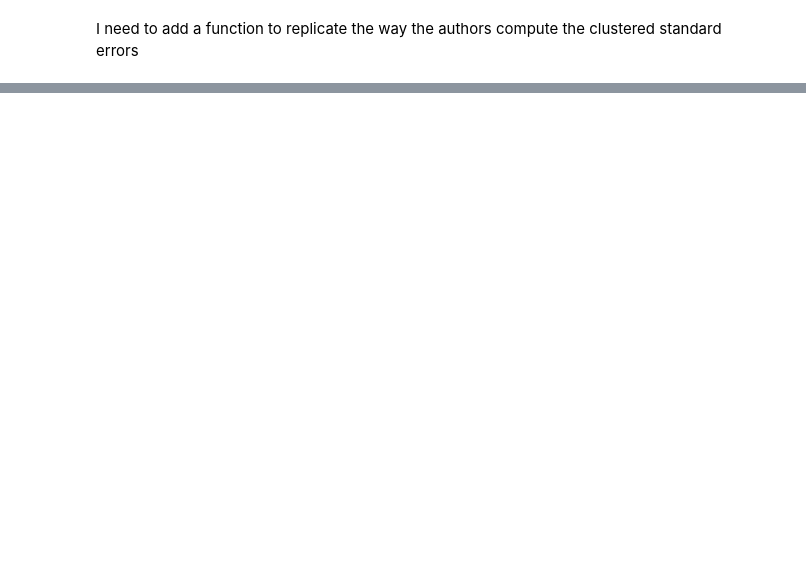
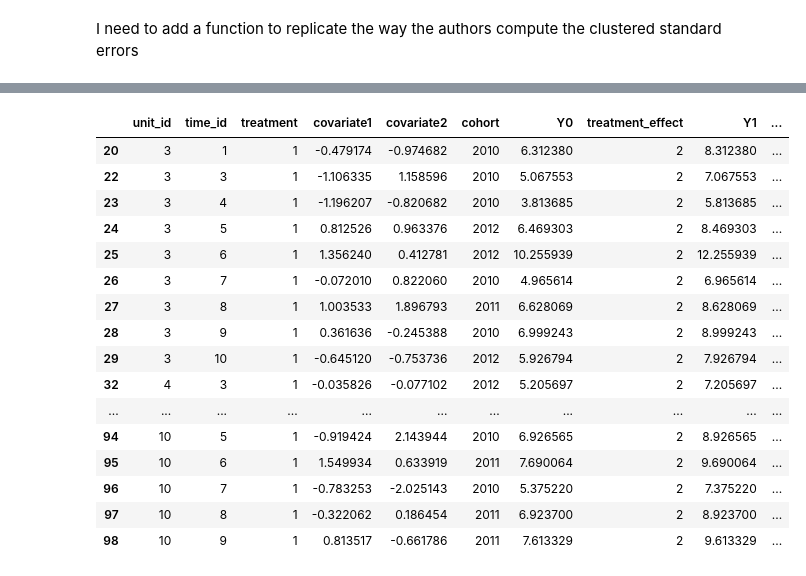
Before and after one commit to franc703/borusyak_boostrap_se, a Jupyter notebook: notebooks/aggregate_effects.ipynb, the cells around one changed output, grey strips where cells are left out. Cells and saved outputs as stored; diff of their text form; code cells hidden in the pictures; blank space fills up the shorter version.

Commit message:
Correct all function, add new function for aggreating parameters, is working fine with fake data

```diff
--- a/notebooks/aggregate_effects.ipynb
+++ b/notebooks/aggregate_effects.ipynb
@@ -66,0 +88,36 @@ print(aggregate_treatment_effects(data, 'treatment_effects', estimand='event', t
+# %%
+# Number of units, time periods, and cohorts
+n_units = 10
+n_time = 10
+n_cohorts = 3
+
+# Random seed for reproducibility
+np.random.seed(42)
+
+# Generate a DataFrame
+df = pd.DataFrame({
+    'unit_id': np.repeat(range(1, n_units + 1), n_time),
+    'time_id': list(range(1, n_time + 1)) * n_units,
+    'treatment': np.random.choice([0, 1], n_units * n_time),
+    'covariate1': np.random.normal(0, 1, n_units * n_time),
+    'covariate2': np.random.normal(0, 1, n_units * n_time),
+    'cohort': np.random.choice([2010, 2011, 2012], n_units * n_time)
+})
+
+# Adding a few never-treated units
+df.loc[df['unit_id'].isin([1, 2]), 'treatment'] = 0
+
+# Simulating potential outcomes under the control (Y0)
+df['Y0'] = 5 + 0.5 * df['covariate1'] + 0.3 * df['covariate2'] + 0.2 * df['unit_id'] + 0.1 * df['time_id'] + np.random.normal(0, 1, n_units * n_time)
+
+# Defining treatment effect (constant for all units as 2)
+df['treatment_effect'] = 2
+
+# Simulating potential outcomes under the treatment (Y1)
+df['Y1'] = df['Y0'] + df['treatment_effect']
+
+# Constructing the observed outcome based on treatment status
+df['outcome'] = np.where(df['treatment'] == 1, df['Y1'], df['Y0'])
+
+# Adding pre-treatment and post-treatment periods (assuming treatment starts at time 5 for everyone)
+df['period_type'] = np.where(df['time_id'] < 5, 'pre-treatment', 'post-treatment')
@@ -66,0 +133,2 @@ print(aggregate_treatment_effects(data, 'treatment_effects', estimand='event', t
+# %%
+result_df = compute_treatment_effects(df, 'outcome', 'treatment', 'unit_id', 'time_id', covariates=['covariate1', 'covariate2'])
@@ -66,0 +146,4 @@ print(aggregate_treatment_effects(data, 'treatment_effects', estimand='event', t
+# %%
+data = result_df.copy()
+data = data[data['treatment'] == 1]
+data.head()
@@ -66,0 +157,20 @@ print(aggregate_treatment_effects(data, 'treatment_effects', estimand='event', t
+# %%
+data
+# %% [output]
+|  | unit_id | time_id | treatment | covariate1 | covariate2 | cohort | Y0 | treatment_effect | Y1 | ... |
+| 20 | 3 | 1 | 1 | -0.479174 | -0.974682 | 2010 | 6.312380 | 2 | 8.312380 | ... |
+| 22 | 3 | 3 | 1 | -1.106335 | 1.158596 | 2010 | 5.067553 | 2 | 7.067553 | ... |
+| 23 | 3 | 4 | 1 | -1.196207 | -0.820682 | 2010 | 3.813685 | 2 | 5.813685 | ... |
+| 24 | 3 | 5 | 1 | 0.812526 | 0.963376 | 2012 | 6.469303 | 2 | 8.469303 | ... |
+| 25 | 3 | 6 | 1 | 1.356240 | 0.412781 | 2012 | 10.255939 | 2 | 12.255939 | ... |
+| 26 | 3 | 7 | 1 | -0.072010 | 0.822060 | 2010 | 4.965614 | 2 | 6.965614 | ... |
+| 27 | 3 | 8 | 1 | 1.003533 | 1.896793 | 2011 | 6.628069 | 2 | 8.628069 | ... |
+| 28 | 3 | 9 | 1 | 0.361636 | -0.245388 | 2010 | 6.999243 | 2 | 8.999243 | ... |
+| 29 | 3 | 10 | 1 | -0.645120 | -0.753736 | 2012 | 5.926794 | 2 | 7.926794 | ... |
+| 32 | 4 | 3 | 1 | -0.035826 | -0.077102 | 2012 | 5.205697 | 2 | 7.205697 | ... |
+| ... | ... | ... | ... | ... | ... | ... | ... | ... | ... | ... |
+| 94 | 10 | 5 | 1 | -0.919424 | 2.143944 | 2010 | 6.926565 | 2 | 8.926565 | ... |
+| 95 | 10 | 6 | 1 | 1.549934 | 0.633919 | 2011 | 7.690064 | 2 | 9.690064 | ... |
+| 96 | 10 | 7 | 1 | -0.783253 | -2.025143 | 2010 | 5.375220 | 2 | 7.375220 | ... |
+| 97 | 10 | 8 | 1 | -0.322062 | 0.186454 | 2011 | 6.923700 | 2 | 8.923700 | ... |
+| 98 | 10 | 9 | 1 | 0.813517 | -0.661786 | 2011 | 7.613329 | 2 | 9.613329 | ... |
```
Also changed, not shown: parts of 8 cells of this notebook, 2 other files.
